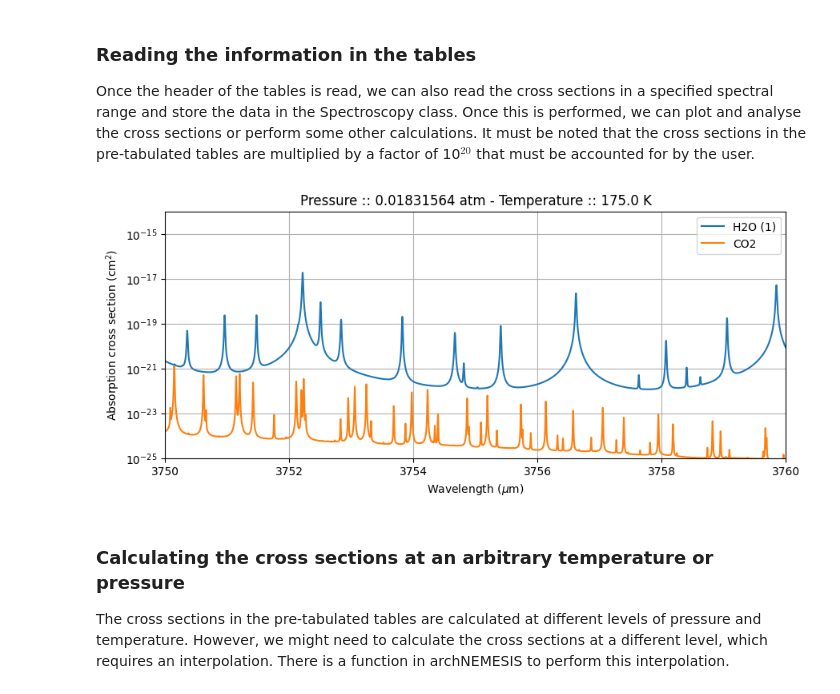
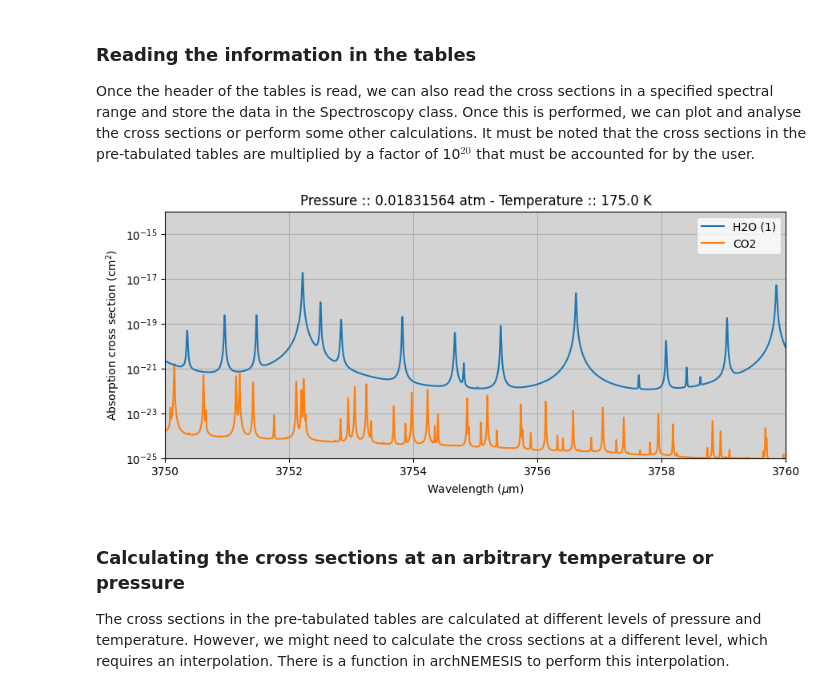
Before and after one commit to zcmcqueen/archnemesis-dist, a Jupyter notebook: docs/examples/lookup_tables/lookup_tables.ipynb, the cells around one changed output. Cells and saved outputs as stored; diff of their text form; code cells hidden in the pictures.

```diff
--- a/docs/examples/lookup_tables/lookup_tables.ipynb
+++ b/docs/examples/lookup_tables/lookup_tables.ipynb
@@ -47,33 +45,34 @@ Once the header of the tables is read, we can also read the cross sections in a
 # %%
 #Reading the information in the lbl-tables in a specified spectral range
 Wavemin = 3750.
 Wavemax = 3760.
 Spectroscopy.read_tables(Wavemin,Wavemax)
 
 #Plotting the cross sections at a given temperature and pressure
 gasname = ['']*Spectroscopy.NGAS
 for i in range(Spectroscopy.NGAS):
     gasname1 = ans.gas_info[str(Spectroscopy.ID[i])]['name']
     if Spectroscopy.ISO[i]!=0:
         gasname1 = gasname1+' ('+str(Spectroscopy.ISO[i])+')'
     gasname[i] = gasname1
 
 #Plotting the cross sections
 fig,ax1 = plt.subplots(1,1,figsize=(10,4))
 iP = 3
 iT = 3
 for i in range(Spectroscopy.NGAS):
     ax1.plot(Spectroscopy.WAVE,Spectroscopy.K[:,iP,iT,i]*1.0e-20,label=gasname[i])
 ax1.set_title('Pressure :: '+str(Spectroscopy.PRESS[iP])+' atm - Temperature :: '+str(Spectroscopy.TEMP[iT])+' K')
 ax1.legend()
 ax1.set_yscale('log')
 ax1.set_ylim(1.0e-25,1.0e-14)
 ax1.set_xlim(Spectroscopy.WAVE.min(),Spectroscopy.WAVE.max())
 ax1.set_xlabel('Wavelength ($\mu$m)')
 ax1.set_ylabel('Absorption cross section (cm$^2$)')
+ax1.set_facecolor('lightgray')
 ax1.grid()
 # %% [output]
-[figure, old version]
+[figure, new version]
 # %% [markdown]
 ### Calculating the cross sections at an arbitrary temperature or pressure
 
```
Also changed, not shown: parts of 4 cells of this notebook, 14 other files.
